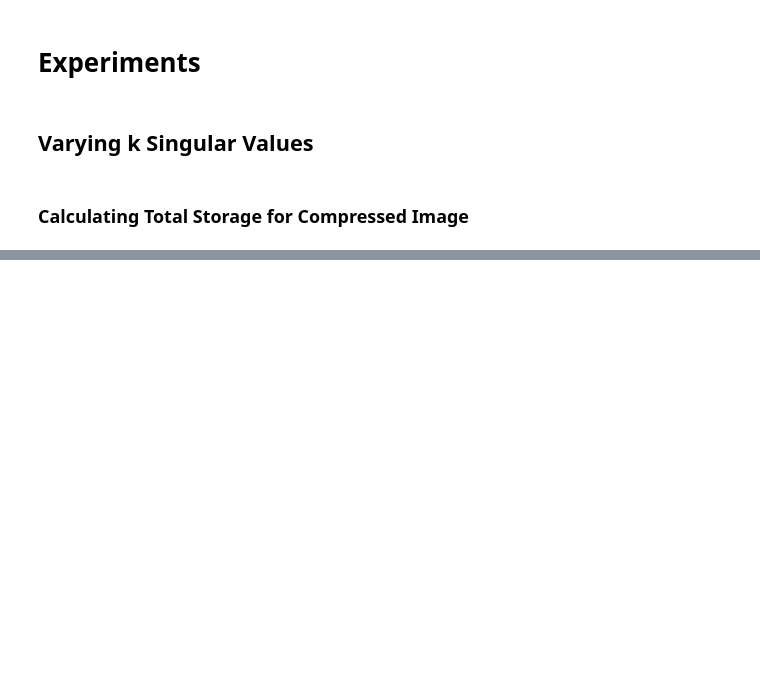
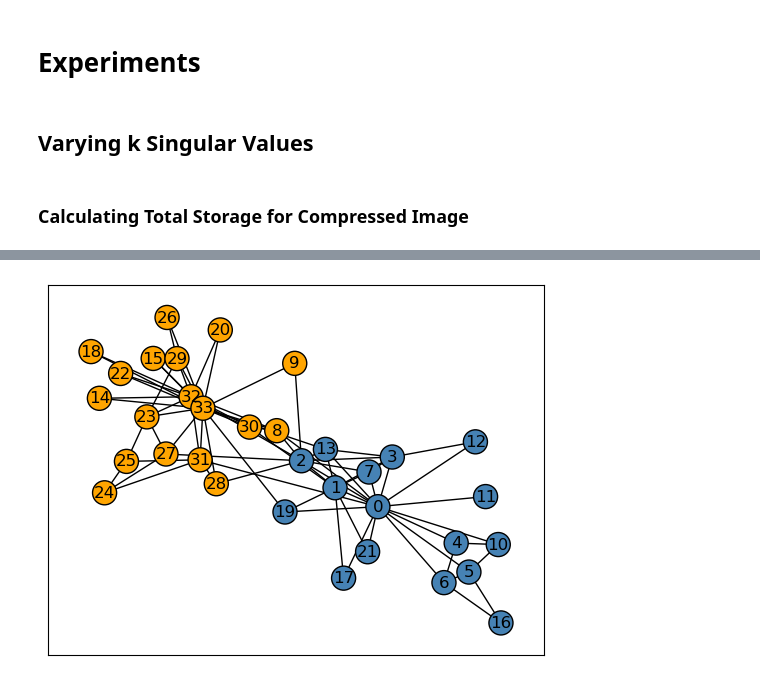
Before and after one commit to kennyerss/kennyerss.github.io, a Jupyter notebook: posts/unsupervised/index.ipynb, the cells around one changed output, grey strips where cells are left out. Saved outputs shown, nothing was run; the diff lists cells and outputs as text; code cells hidden in the pictures; blank space fills up the shorter version.

```diff
--- a/posts/unsupervised/index.ipynb
+++ b/posts/unsupervised/index.ipynb
@@ -110,0 +159,36 @@ svd_experiment
+# %%
+def spectral_clustering(G):
+    '''
+    Input: Graph G
+    Output: Vector of binary labels to split graph
+    '''
+    # Extract adjacency matrix from graph G
+    A = nx.adjacency_matrix(G).toarray()
+    # Symmetrize the matrix
+    A = A + A.T
+    A[A > 1] = 1
+
+    # D is the matrix sum of the diagonal of the adjacency matrix
+    D = np.diag(np.sum(A, axis = 1))
+
+    # Generate the normalized Laplacean matrix
+    L = np.linalg.inv(D) @ (D - A) @ np.linalg.inv(D)
+
+    # Using np.linalg.eigh to return eigenvalues and eigenvectors in ascending order
+    eig_val, eig_vec = np.linalg.eigh(L)
+
+    z_ = eig_vec[:, 1] # Obtain the eigenvector with second smallest eigenvalue of L
+    return 1*(z_ > 0)
+# %%
+# Generate our cluster labels
+# 0: Mr. Hi, 1: Officer
+cluster_labels = spectral_clustering(G)
+# %%
+# Plot our karate club graph with spectral cluster labels
+nx.draw_networkx(G, layout,
+        with_labels=True,
+        node_color = ["orange" if i == 1 else "steelblue" for i in cluster_labels],
+        edgecolors = "black" # confusingly, this is the color of node borders, not of edges
+        )
+# %% [output]
+[figure, added]
```
Also changed, not shown: parts of 8 cells of this notebook, 9 other files.
